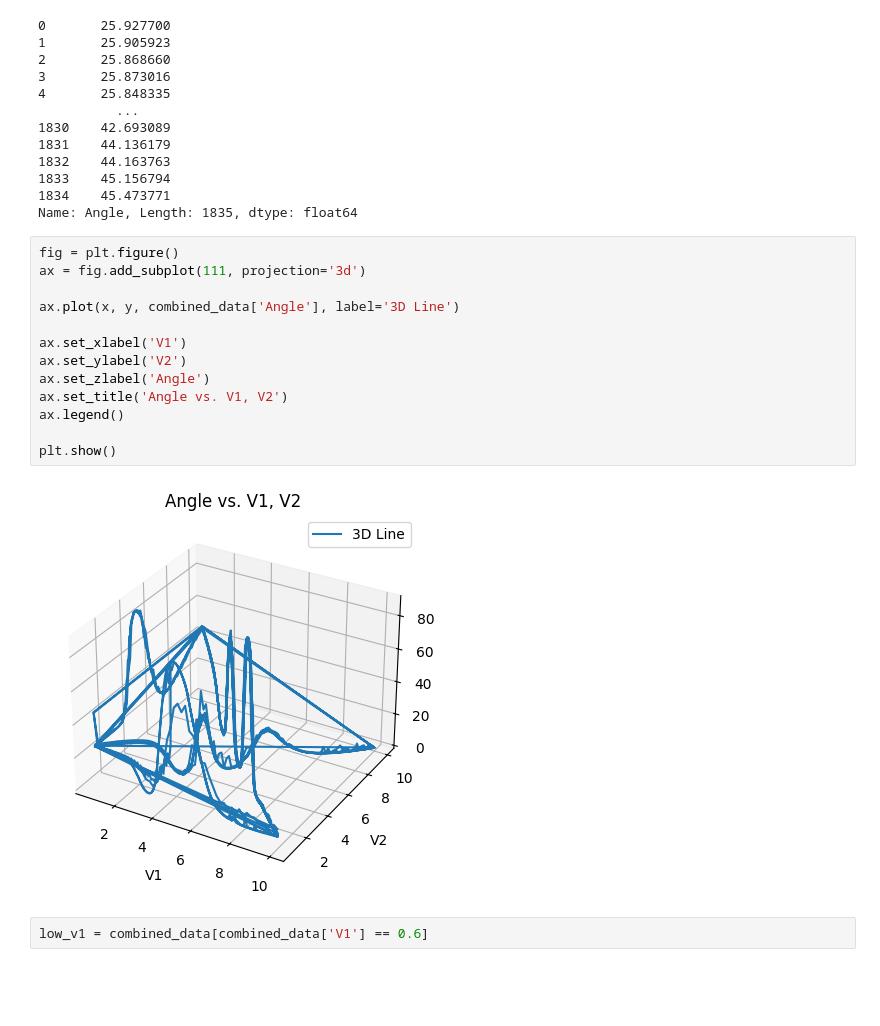
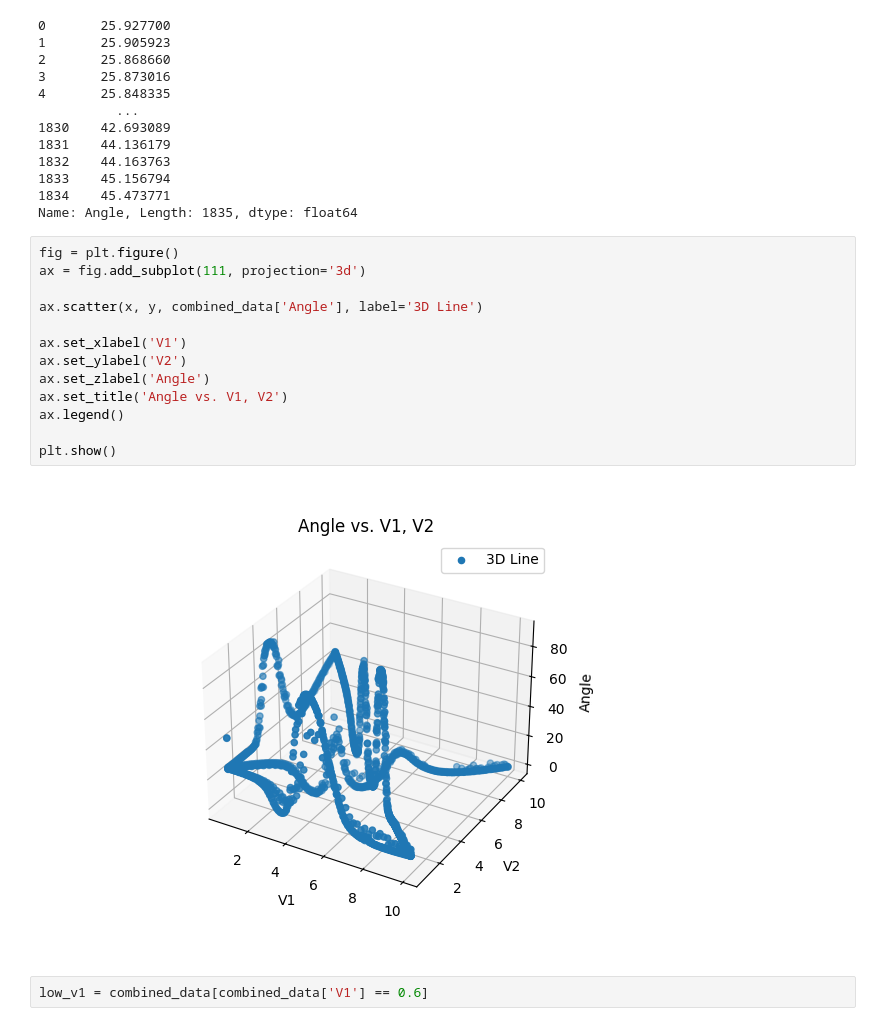
Before and after one commit to ubsuny/ML_LCVR-CP2P2024, a Jupyter notebook: single_wave_fit.ipynb, the cells around one changed output. Drawn from its saved outputs; the diff is of its cells as text; blank space fills up the shorter version.

```diff
--- a/single_wave_fit.ipynb
+++ b/single_wave_fit.ipynb
@@ -133,18 +145,18 @@ Name: Angle, Length: 1835, dtype: float64
 # %%
 fig = plt.figure()
 ax = fig.add_subplot(111, projection='3d')
 
-ax.plot(x, y, combined_data['Angle'], label='3D Line')
+ax.scatter(x, y, combined_data['Angle'], label='3D Line')
 
 ax.set_xlabel('V1')
 ax.set_ylabel('V2')
 ax.set_zlabel('Angle')
 ax.set_title('Angle vs. V1, V2')
 ax.legend()
 
 plt.show()
 # %% [output]
-[figure, old version]
+[figure, new version]
 # %%
 low_v1 = combined_data[combined_data['V1'] == 0.6]
 # %%
```
Also changed, not shown: parts of 11 cells of this notebook.
